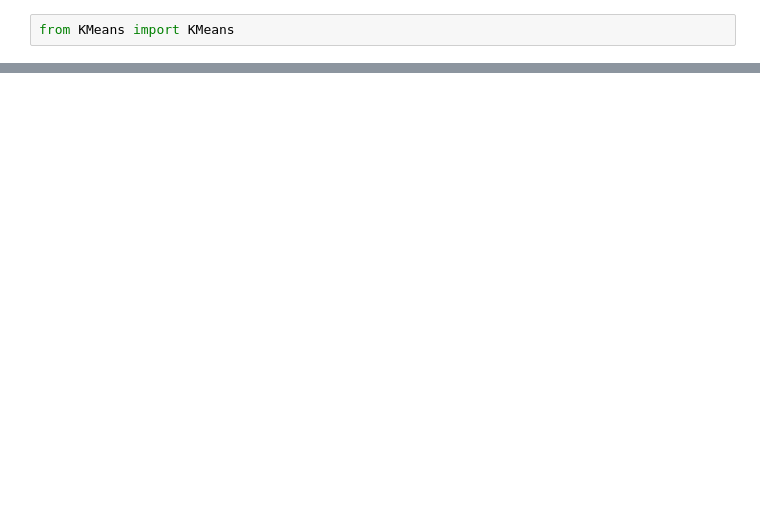
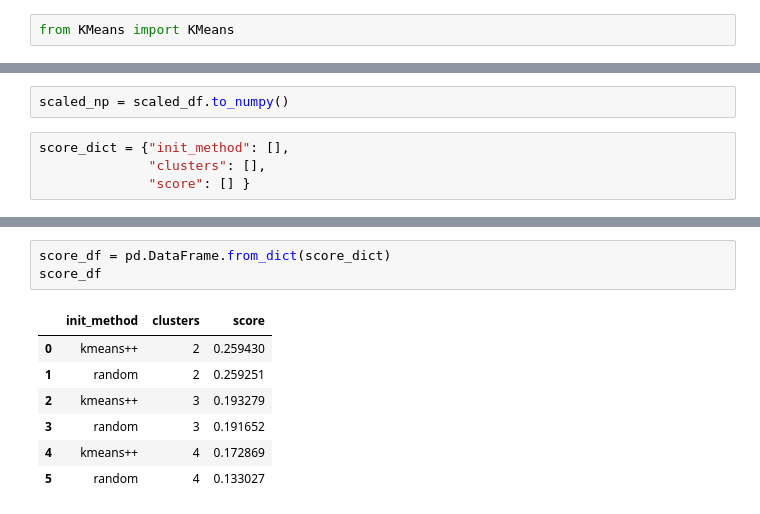
Before and after one commit to sifatnabil/Customer_Personality_Analysis, a Jupyter notebook: CPA_Modeling.ipynb, the cells around one changed output, grey strips where cells are left out. Saved outputs shown, nothing was run; the diff lists cells and outputs as text; blank space fills up the shorter version.

```diff
--- a/CPA_Modeling.ipynb
+++ b/CPA_Modeling.ipynb
@@ -128,0 +24,6 @@ calculate_silhouette_score(X_clean, kmeans_random_clean.data_cluster)
+# %%
+scaled_np = scaled_df.to_numpy()
+# %%
+score_dict = {"init_method": [],
+              "clusters": [],
+              "score": [] }
@@ -128,0 +152,11 @@ calculate_silhouette_score(X_clean, kmeans_random_clean.data_cluster)
+# %%
+score_df = pd.DataFrame.from_dict(score_dict)
+score_df
+# %% [output]
+|  | init_method | clusters | score |
+| 0 | kmeans++ | 2 | 0.259430 |
+| 1 | random | 2 | 0.259251 |
+| 2 | kmeans++ | 3 | 0.193279 |
+| 3 | random | 3 | 0.191652 |
+| 4 | kmeans++ | 4 | 0.172869 |
+| 5 | random | 4 | 0.133027 |
```
Also changed, not shown: parts of 17 cells of this notebook, 7 other files.
